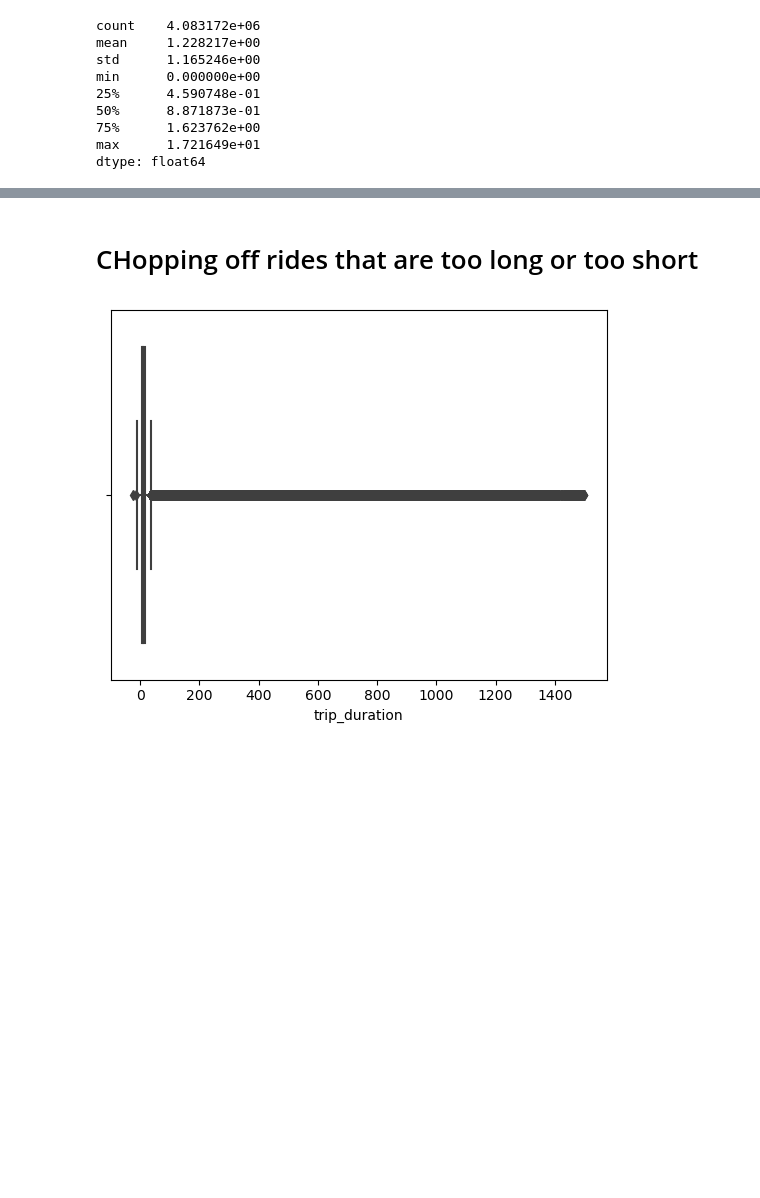
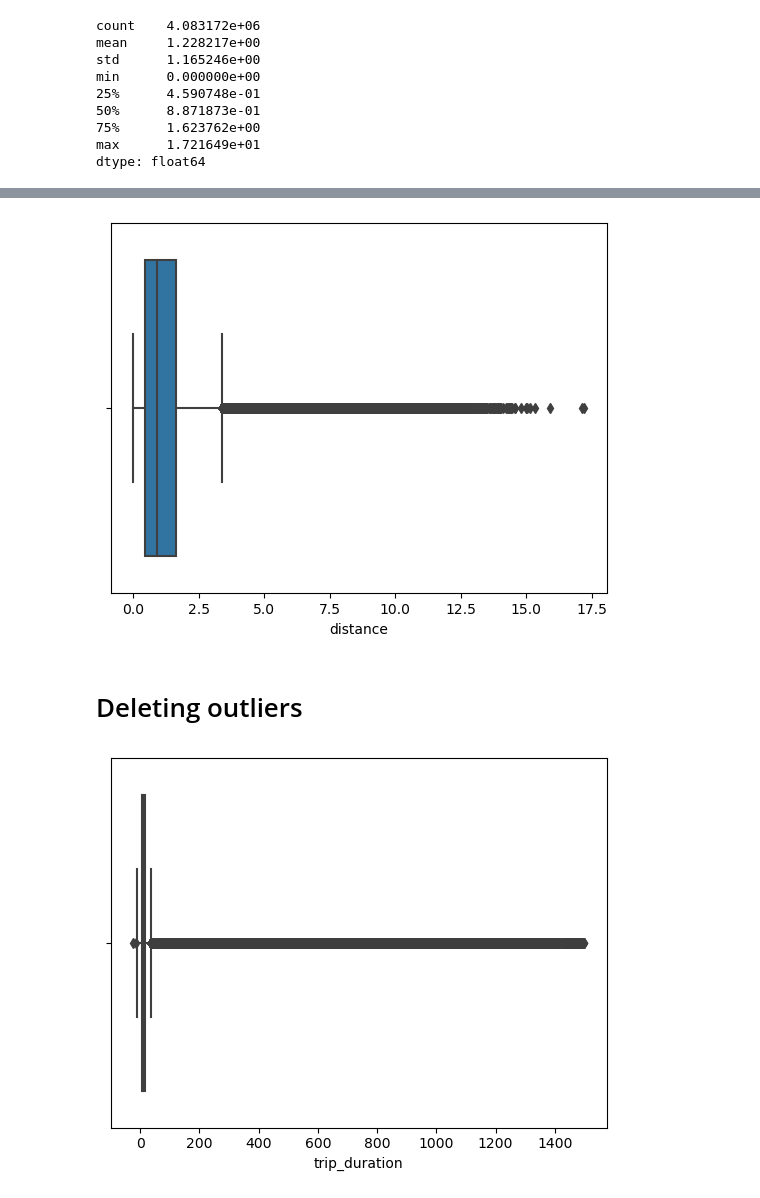
Before and after one commit to michaelrios2015/citi_bike, a Jupyter notebook: project.ipynb, the cells around one changed output, grey strips where cells are left out. Cells and saved outputs as stored; diff of their text form; code cells hidden in the pictures; blank space fills up the shorter version.

```diff
--- a/project.ipynb
+++ b/project.ipynb
@@ -138,8 +118,17 @@ data.describe()
 | 50% | 1.600000e+01 | 3.000000e+00 | 1.500000e+01 | 4.073936e+01 | -7.397950e+01 | 4.073902e+01 | -7.397950e+01 | 0.000000e+00 | 0.000000e+00 | ... |
 | 75% | 2.300000e+01 | 5.000000e+00 | 1.800000e+01 | 4.076353e+01 | -7.395467e+01 | 4.076341e+01 | -7.395451e+01 | 8.010770e-03 | 8.333675e-03 | ... |
 | max | 3.100000e+01 | 6.000000e+00 | 2.300000e+01 | 4.089416e+01 | -7.384944e+01 | 4.088226e+01 | -7.385915e+01 | 2.073420e-01 | 1.543468e-01 | ... |
+# %%
+import matplotlib.pyplot as plt
+import seaborn as sns
+
+sns.boxplot(x=data["distance"])
+
+plt.show()
+# %% [output]
+[figure, added]
 # %% [markdown]
-# CHopping off rides that are too long or too short
+# Deleting outliers
 # %%
 # # can I get the sverage time and standard deviation for the durration??
 
```
Also changed, not shown: parts of 48 cells of this notebook.
